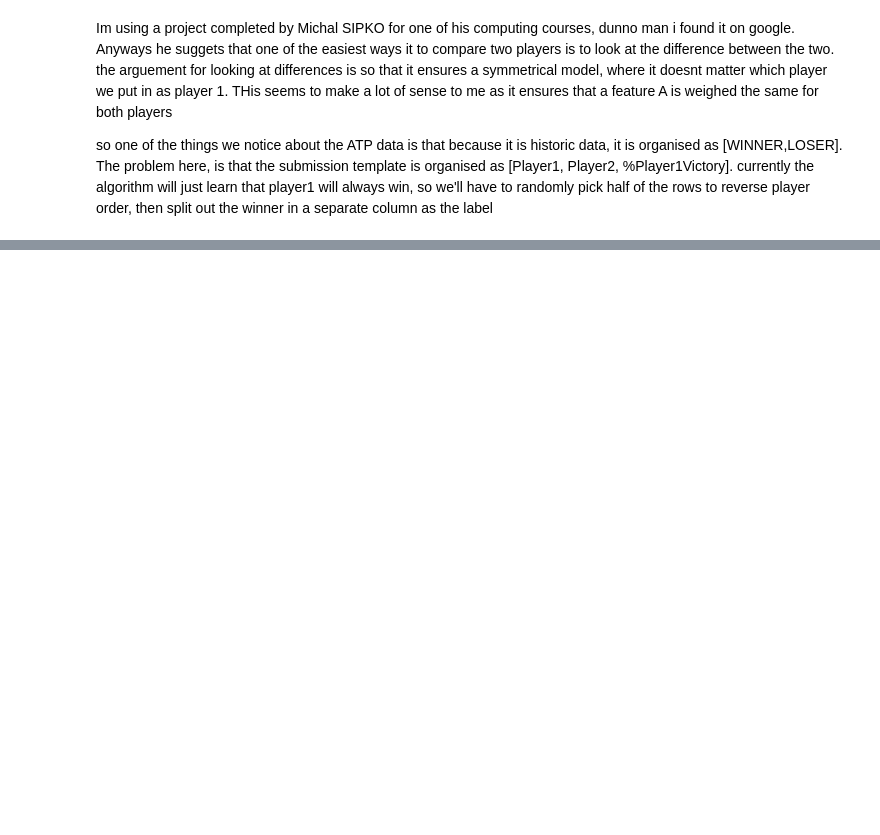
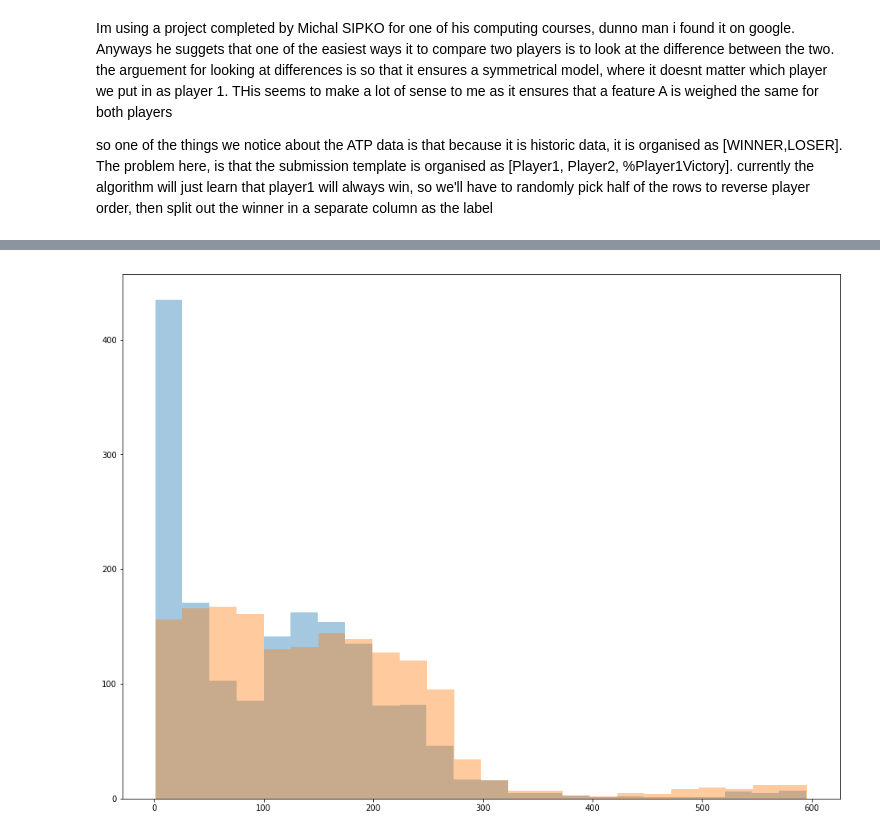
Before and after one commit to HughCZhao/betfairproject, a Jupyter notebook: wrangleData.ipynb, the cells around one changed output, grey strips where cells are left out. Drawn from its saved outputs; the diff is of its cells as text; code cells hidden in the pictures; blank space fills up the shorter version.

```diff
--- a/wrangleData.ipynb
+++ b/wrangleData.ipynb
@@ -235,0 +332,8 @@ display(difdf.head())
+# %%
+fig,ax = plt.subplots(1,1,figsize=(16,12))
+plt.hist(winframe['Winner_Rank'],bins=24,alpha=.4)
+plt.hist(loseframe['Loser_Rank'],bins=24,alpha=.4)
+# sns.kdeplot(difdf['Rank_diff'],winframe['Winner_Rank'],shade=True,ax=ax)
+plt.show()
+# %% [output]
+[figure, added]
```
Also changed, not shown: parts of 10 cells of this notebook.
